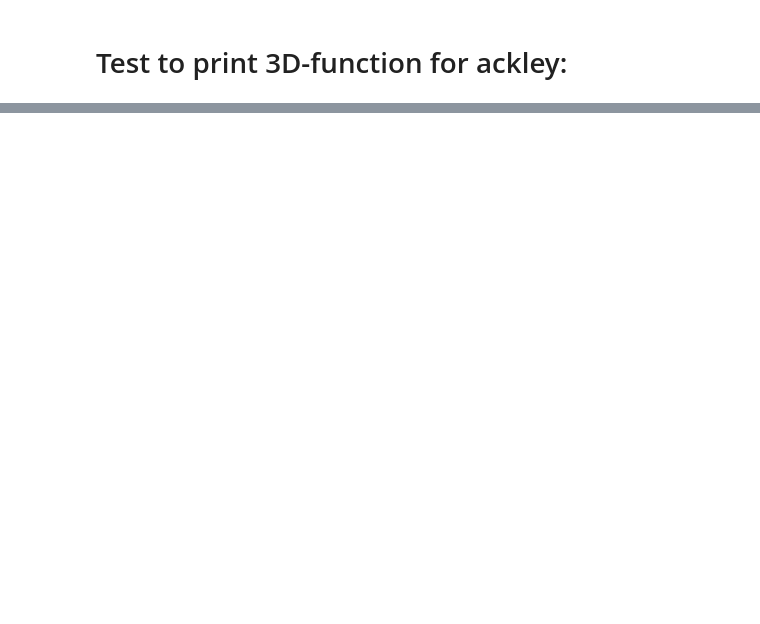
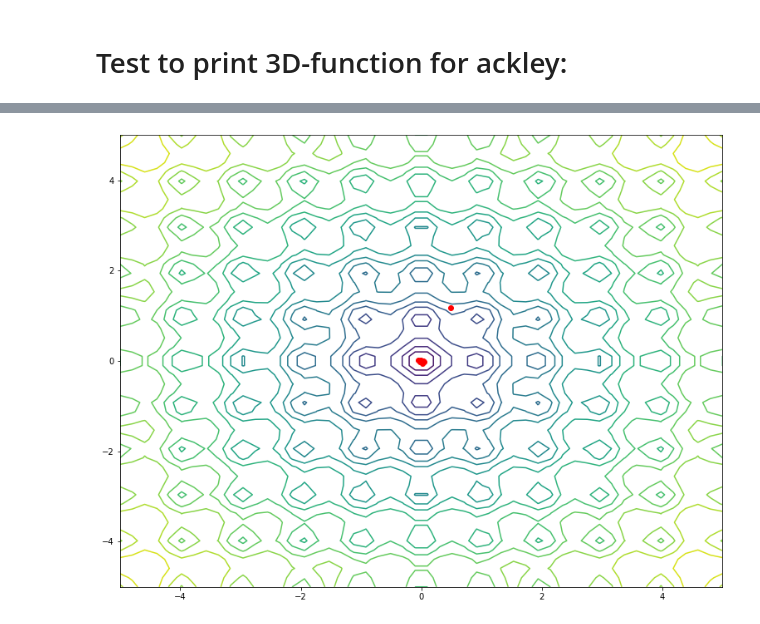
Before and after one commit to AngeloDamante/particle-swarm-global-optimization, a Jupyter notebook: src/test.ipynb, the cells around one changed output, grey strips where cells are left out. Saved outputs shown, nothing was run; the diff lists cells and outputs as text; code cells hidden in the pictures; blank space fills up the shorter version.

```diff
--- a/src/test.ipynb
+++ b/src/test.ipynb
@@ -72,0 +61,73 @@ plt.contour(X, Y, Z, levels=20)
+# %%
+import numpy as np
+import time
+from swarm import Swarm
+from cost_function import ackley, ackley_grid
+import matplotlib.pyplot as plt
+
+def compute_coefficients(iter, num_iter):
+    t, n = iter, num_iter
+    w = (0.4 / n**2) * (t - n) ** 2 + 0.4
+    c1 = -3 * t / n + 3.5
+    c2 = 3 * t / n + 0.5
+
+    return w, c1, c2
+# end
+
+###############################################################
+x = np.linspace(-5, 5, 50)
+y = np.linspace(-5, 5, 50)
+
+X, Y = np.meshgrid(x, y)
+
+a = X.reshape(X.shape[0]*X.shape[1], 1)
+b = Y.reshape(Y.shape[0]*Y.shape[1], 1)
+values = np.concatenate((a, b), axis=1)
+Z = ackley_grid(values).reshape((len(Y), len(X)))
+############################################################à
+
+num_iterations = 50
+num_particles = 30
+bounds = np.array([[-5, +5], [-5, +5]])
+
+fitness_func = ackley
+
+fig = plt.figure('curve-set')
+plt.ylim(-5,+5)
+plt.xlim(-5,+5)
+fig.set_size_inches(13, 10)
+abx = plt.axes(projection='rectilinear')
+plt.contour(X, Y, Z, levels=20)
+
+my_swarm = Swarm(num_particles, bounds)  # initial population
+my_swarm.find_global_best(fitness_func)  # set global best for swarm
+
+# print state
+positions = my_swarm.get_particles_position()
+pos = abx.scatter(positions[:, 0], positions[:, 1], marker='o', c='r')
+
+for k in range(0, num_iterations):
+
+    # clear state
+    pos.remove()
+
+    # coefficients policy
+    inertial, cognitive, social = compute_coefficients(k, num_iterations)
+
+    # move swarm
+    my_swarm.move(inertial, cognitive, social)
+
+    # evaluate local_best for swarm
+    my_swarm.compute_local_best(fitness_func)
+
+    # evaluate global_best for swarm
+    my_swarm.find_global_best(fitness_func)
+
+    # state
+    positions = my_swarm.get_particles_position()
+    pos = abx.scatter(positions[:, 0], positions[:, 1], marker='o', c='r')
+    num = str(k)
+    fig.savefig('/plots/'+num+'.png')
+# end
+# %% [output]
+[figure, added]
```
Also changed, not shown: parts of 4 cells of this notebook, 16 other files.
